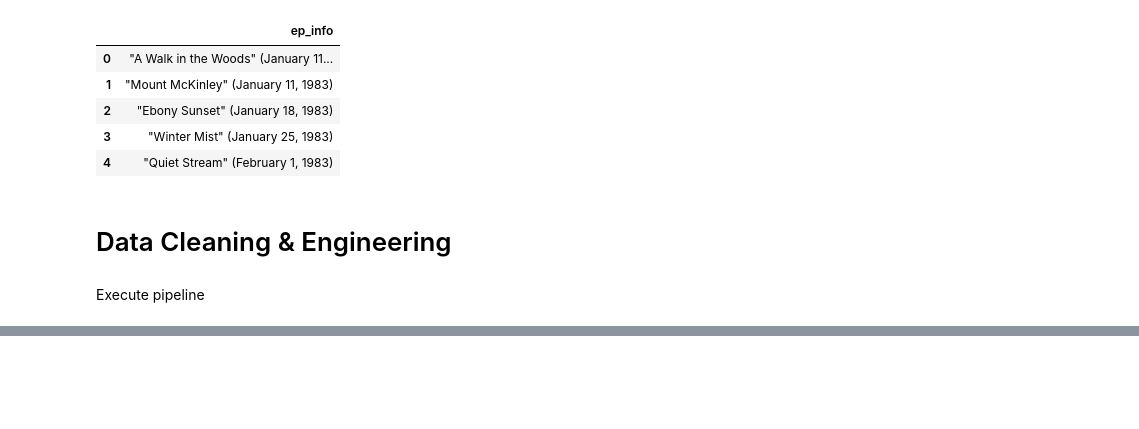
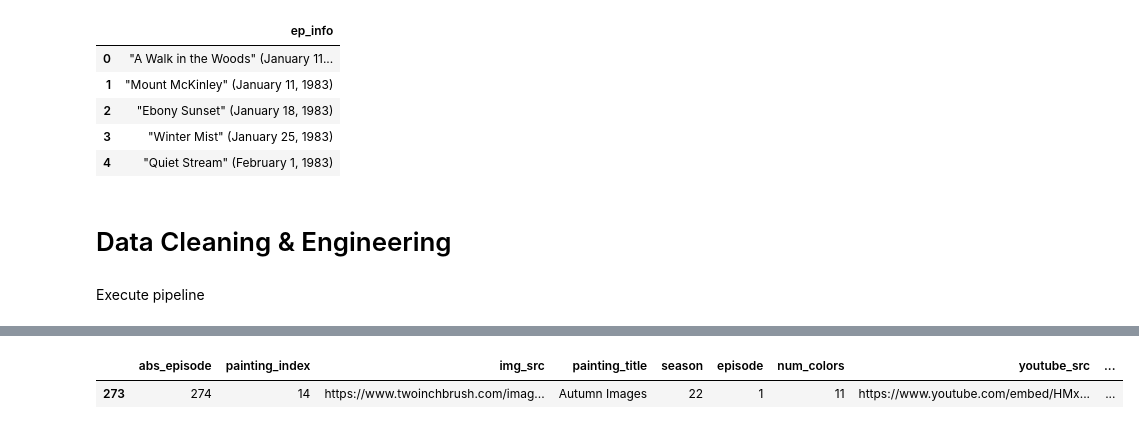
Before and after one commit to tyleretheridge/CabinChance, a Jupyter notebook: notebooks/painting_analysis.ipynb, the cells around one changed output, grey strips where cells are left out. Cells and saved outputs as stored; diff of their text form; code cells hidden in the pictures; blank space fills up the shorter version.

```diff
--- a/notebooks/painting_analysis.ipynb
+++ b/notebooks/painting_analysis.ipynb
@@ -102,0 +144,5 @@ df.head()
+# %%
+df.loc[df['Indian_Red'] == 1]
+# %% [output]
+|  | abs_episode | painting_index | img_src | painting_title | season | episode | num_colors | youtube_src | ... |
+| 273 | 274 | 14 | https://www.twoinchbrush.com/imag... | Autumn Images | 22 | 1 | 11 | https://www.youtube.com/embed/HMx... | ... |
```
Also changed, not shown: parts of 6 cells of this notebook.
